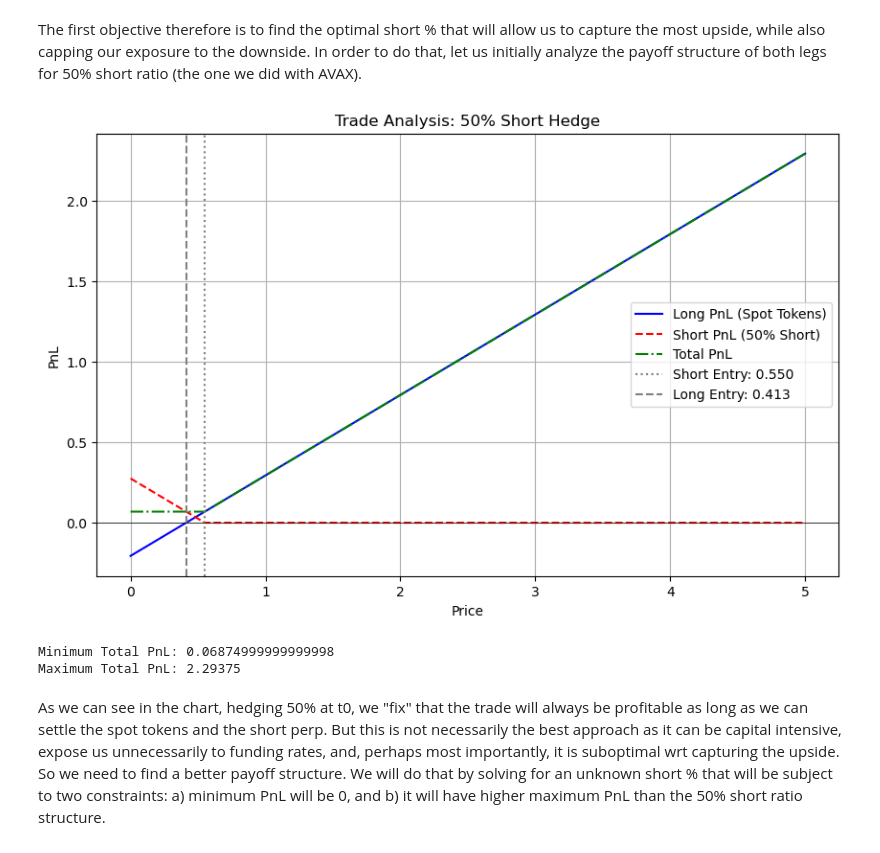
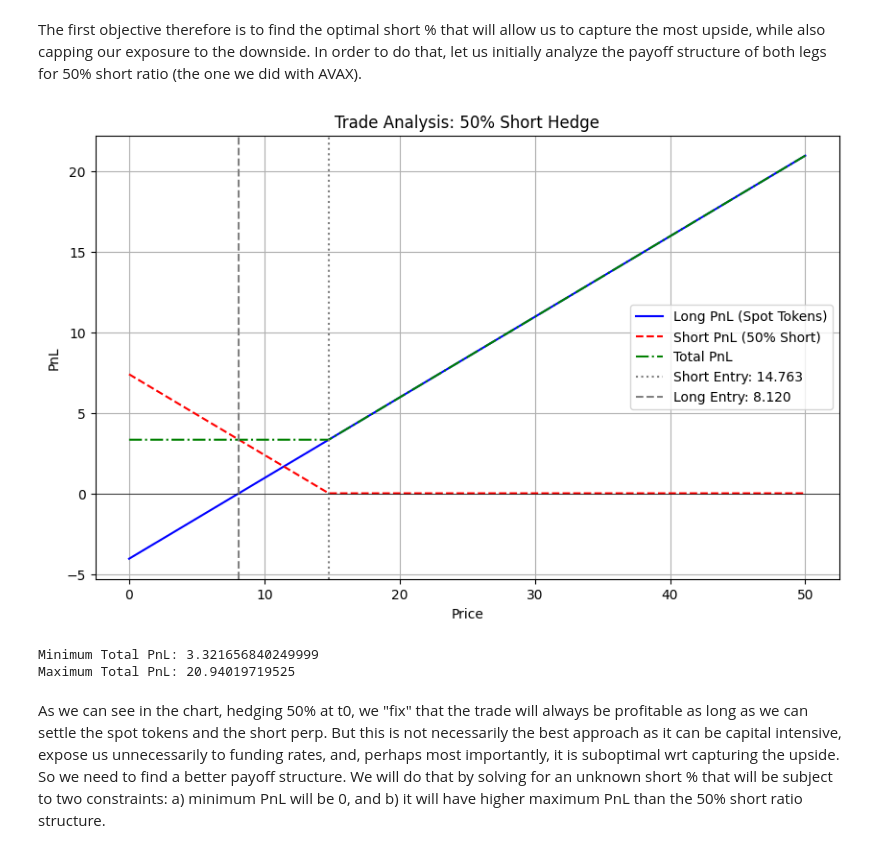
Before and after one commit to Brainiac9/LockedTokensAnalysis, a Jupyter notebook: Sizing.ipynb, the cells around one changed output. Drawn from its saved outputs; the diff is of its cells as text; code cells hidden in the pictures.

```diff
--- a/Sizing.ipynb
+++ b/Sizing.ipynb
@@ -50,40 +50,40 @@ import numpy as np
 import matplotlib.pyplot as plt
 
 # Parameters
-prices = np.linspace(0, 5, 1001)  # Price range from 0 to 5
-discount = 0.25
-entry_short = 0.55              # Market price for the short entry
+prices = np.linspace(0, 50, 1001)  # Price range from 0 to 5
+discount = 0.45
+entry_short = 14.76291929              # Market price for the short entry
 entry_long = (1 - discount) * entry_short  # Discounted purchase price, e.g., 0.4125
 w_short = 0.5 # 50% short hedge
 w_long = 1 - w_short
 
 # Calculate each leg's PnL:
 long_pnl = w_long * (prices - entry_long)
 short_pnl = np.maximum(entry_short - prices, 0) * w_short
 total_pnl = long_pnl + short_pnl
 
 # Plotting the legs and the total PnL
 plt.figure(figsize=(10, 6))
 plt.plot(prices, long_pnl, label='Long PnL (Spot Tokens)', linestyle='-', color='blue')
 plt.plot(prices, short_pnl, label='Short PnL (50% Short)', linestyle='--', color='red')
 plt.plot(prices, total_pnl, label='Total PnL', linestyle='-.', color='green')
 
 # Add vertical lines for entry prices:
 plt.axvline(entry_short, color='gray', linestyle=':', linewidth=1.5, label=f'Short Entry: {entry_short:.3f}')
 plt.axvline(entry_long, color='gray', linestyle='--', linewidth=1.5, label=f'Long Entry: {entry_long:.3f}')
 plt.axhline(0, color='black', linewidth=0.5)
 plt.title('Trade Analysis: 50% Short Hedge')
 plt.xlabel('Price')
 plt.ylabel('PnL')
 plt.legend(loc='best')
 plt.grid(True)
 plt.show()
 print("Minimum Total PnL:", np.min(total_pnl))
 print("Maximum Total PnL:", np.max(total_pnl))
 # %% [output]
-[figure, old version]
+[figure, new version]
-Minimum Total PnL: 0.06874999999999998
-Maximum Total PnL: 2.29375
+Minimum Total PnL: 3.321656840249999
+Maximum Total PnL: 20.94019719525
 # %% [markdown]
 As we can see in the chart, hedging 50% at t0, we "fix" that the trade will always be profitable as long as we can settle the spot tokens and the short perp. But this is not necessarily the best approach as it can be capital intensive, expose us unnecessarily to funding rates, and, perhaps most importantly, it is suboptimal wrt capturing the upside. So we need to find a better payoff structure. We will do that by solving for an unknown short % that will be subject to two constraints: a) minimum PnL will be 0, and b) it will have higher maximum PnL than the 50% short ratio structure.
 # %%
```
Also changed, not shown: parts of 8 cells of this notebook.
